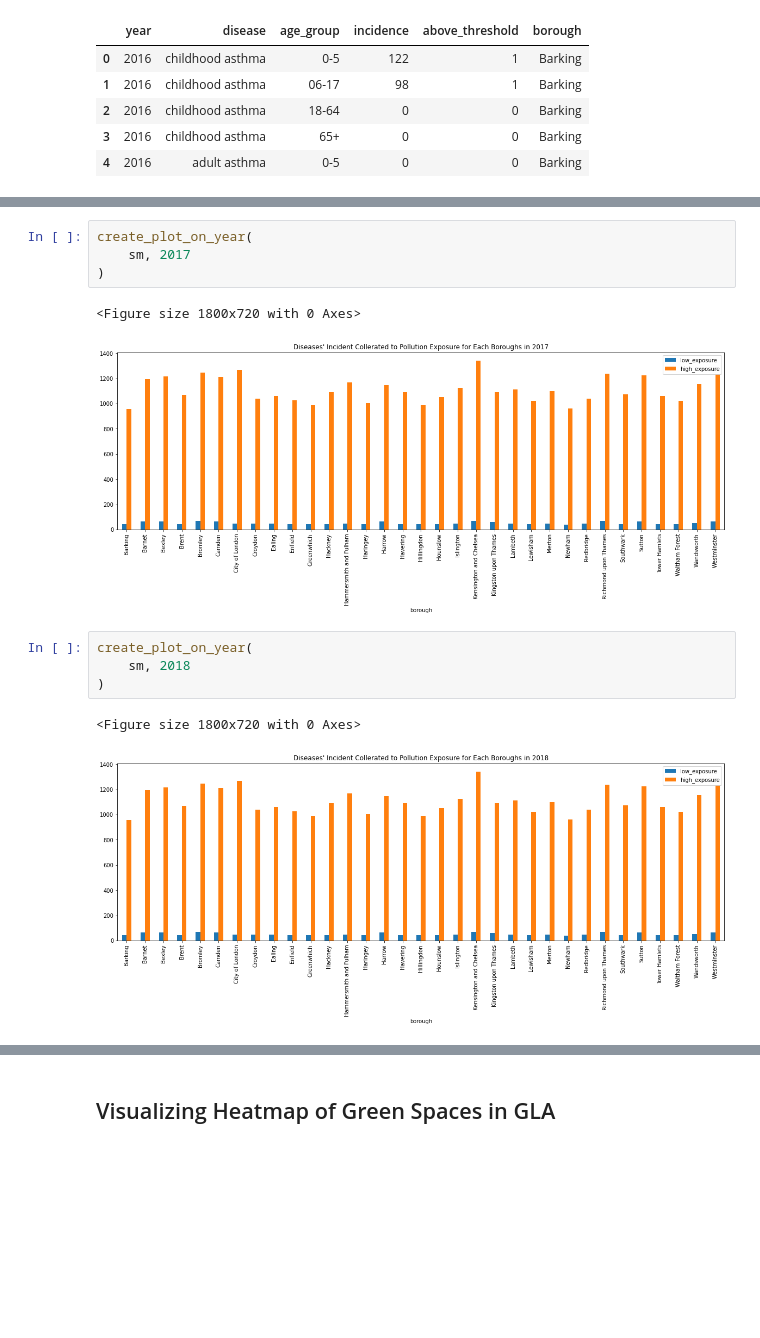
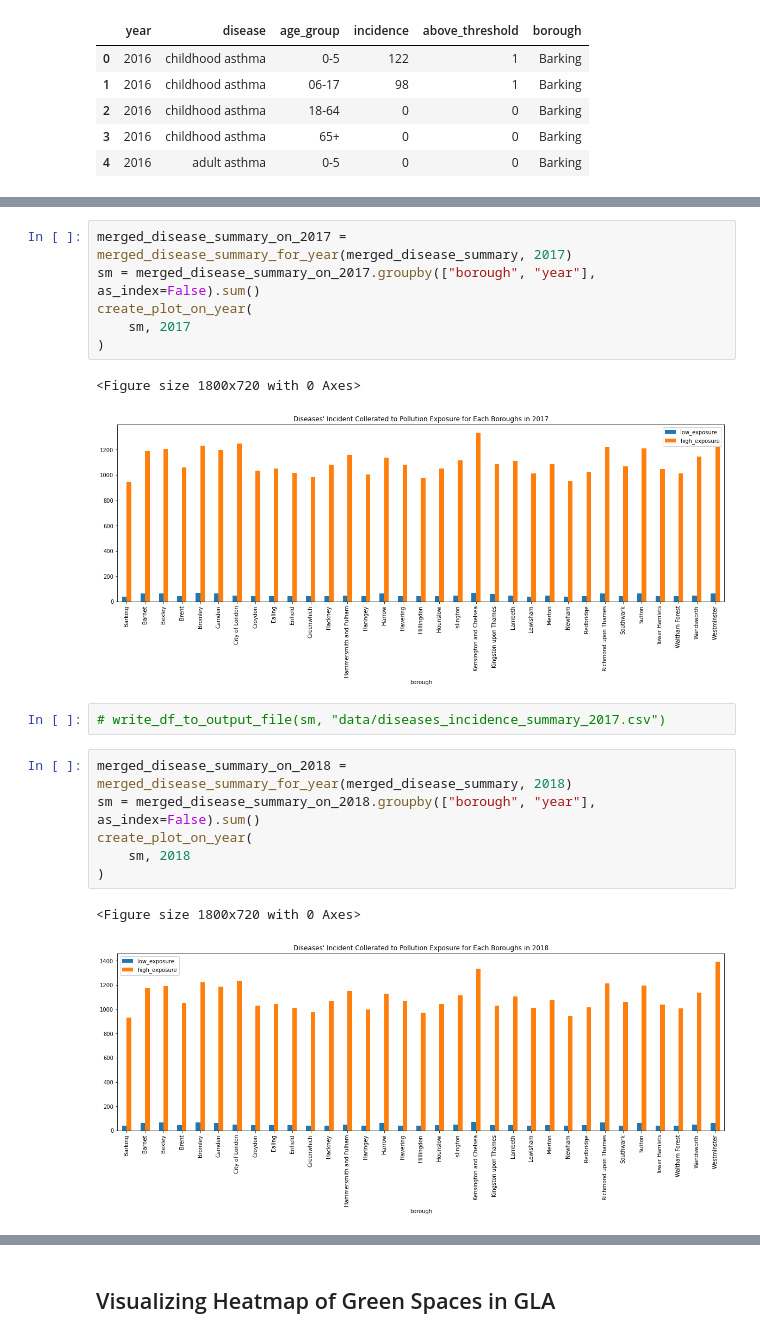
Before and after one commit to irvifa/data-visualization, a Jupyter notebook: data_visualization.ipynb, the cells around one changed output, grey strips where cells are left out. Cells and saved outputs as stored; diff of their text form; blank space fills up the shorter version.

Commit message:
Add precomputed data.

```diff
--- a/data_visualization.ipynb
+++ b/data_visualization.ipynb
@@ -180,16 +189,22 @@ create_plot_on_year(
 <Figure size 1800x720 with 0 Axes>
 [figure]
 # %%
+merged_disease_summary_on_2017 = merged_disease_summary_for_year(merged_disease_summary, 2017)
+sm = merged_disease_summary_on_2017.groupby(["borough", "year"], as_index=False).sum()
 create_plot_on_year(
     sm, 2017
 )
 # %% [output]
 <Figure size 1800x720 with 0 Axes>
-[figure, old version]
+[figure, new version]
+# %%
+# write_df_to_output_file(sm, "data/diseases_incidence_summary_2017.csv")
 # %%
+merged_disease_summary_on_2018 = merged_disease_summary_for_year(merged_disease_summary, 2018)
+sm = merged_disease_summary_on_2018.groupby(["borough", "year"], as_index=False).sum()
 create_plot_on_year(
     sm, 2018
 )
 # %% [output]
 <Figure size 1800x720 with 0 Axes>
-[figure, old version]
+[figure, new version]
```
Also changed, not shown: parts of 5 cells of this notebook, 4 other files.
